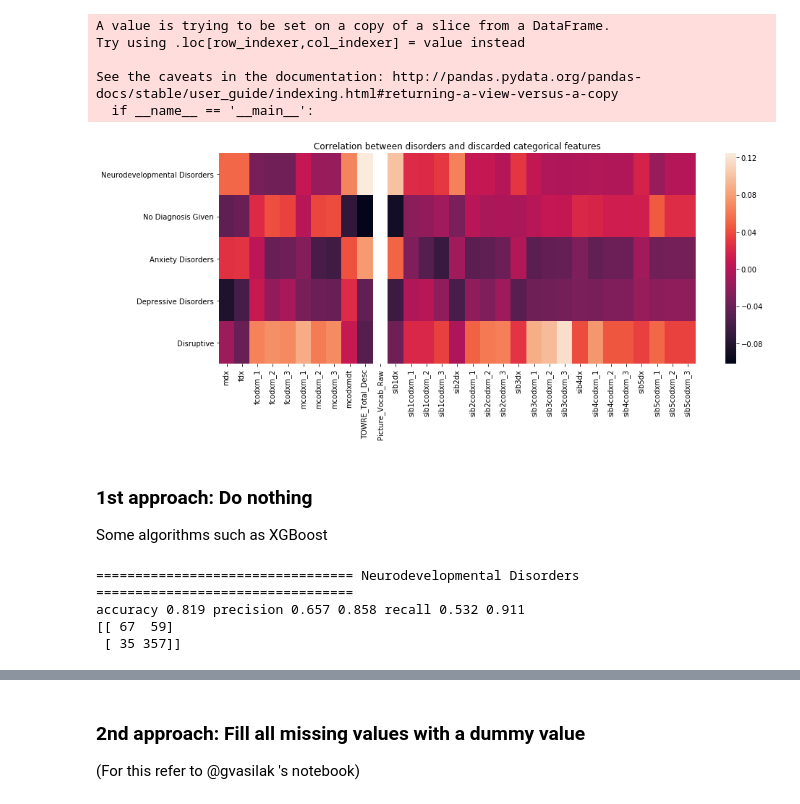
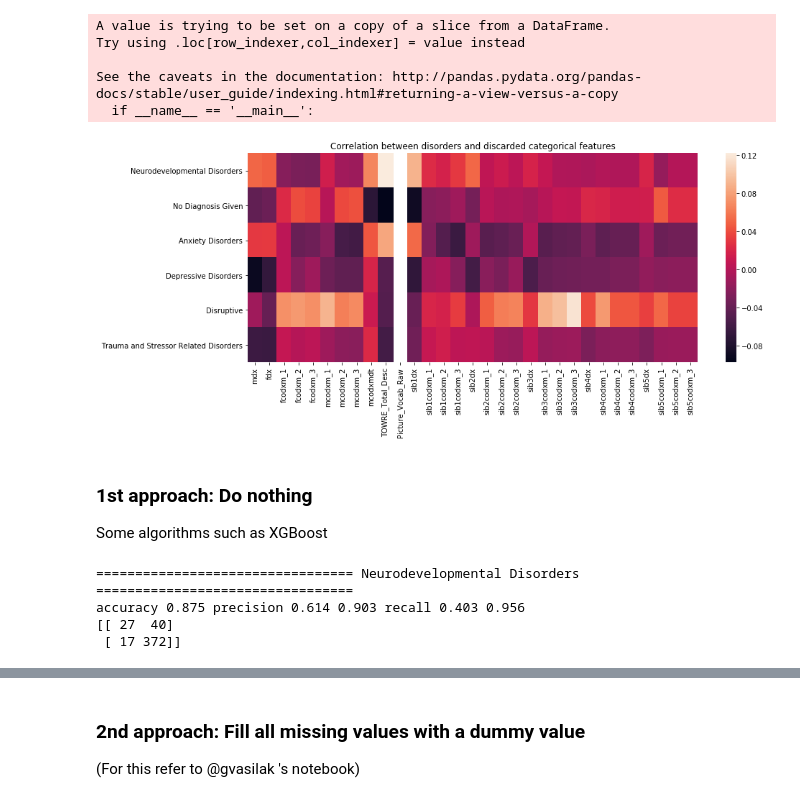
Before and after one commit to sanagno/psychiatry-mri-eeg, a Jupyter notebook: data_imputation.ipynb, the cells around one changed output, grey strips where cells are left out. Saved outputs shown, nothing was run; the diff lists cells and outputs as text; code cells hidden in the pictures.

```diff
--- a/data_imputation.ipynb
+++ b/data_imputation.ipynb
@@ -33,6 +39,12 @@ behaviour_data = pd.read_csv('DataScience2019_MRI/Behavioral/cleaned/HBNFinalSum
 behaviour_data = behaviour_data[behaviour_data['NoDX'].isin(['Yes', 'No'])]
 
 keep_most_common_diseases = 5
+healthy_diagnosis = 'No Diagnosis Given'
+
+# these disorders should also include the no diagnosis given option
+keep_most_common_diseases += 1
+
+
 most_common_disorders = behaviour_data['DX_01_Cat'].value_counts().keys().values[:keep_most_common_diseases]
 behaviour_data = behaviour_data[behaviour_data['DX_01_Cat'].isin(most_common_disorders)]
 behaviour_data = behaviour_data.reset_index(drop=True)
@@ -178,14 +210,14 @@ See the caveats in the documentation: http://pandas.pydata.org/pandas-docs/stabl
 # %%
 correlation_df = pd.DataFrame(disorder_corr.T, columns=columns_to_drop[2:], index=most_common_disorders)
 sns.heatmap(correlation_df)
 
 plt.title('Correlation between disorders and discarded categorical features')
-plt.ylim([5, 0])
+plt.ylim([len(most_common_disorders), 0])
 plt.tight_layout()
 
 plt.show()
 # %% [output]
-[figure, old version]
+[figure, new version]
 # %% [markdown]
 ### 1st approach: Do nothing
 
@@ -194,9 +226,9 @@ Some algorithms such as XGBoost
 def do_nothing(x, y):
     return x, y
 
-run_binary_classification(processed, 1, xgb.XGBClassifier(), do_nothing, False)
+run_binary_classification(processed, 1, xgb.XGBClassifier(), do_nothing, False, None)
 # %% [output]
 ================================= Neurodevelopmental Disorders =================================
-accuracy 0.819 precision 0.657 0.858 recall 0.532 0.911
-[[ 67  59]
- [ 35 357]]
+accuracy 0.875 precision 0.614 0.903 recall 0.403 0.956
+[[ 27  40]
+ [ 17 372]]
```
Also changed, not shown: parts of 16 cells of this notebook.
